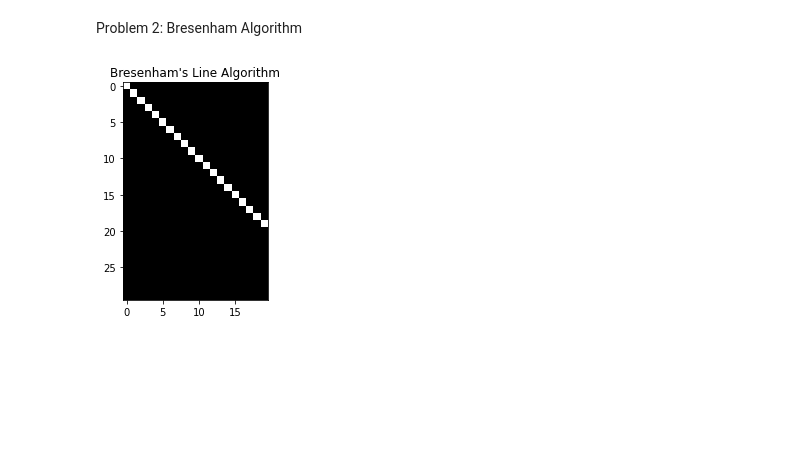
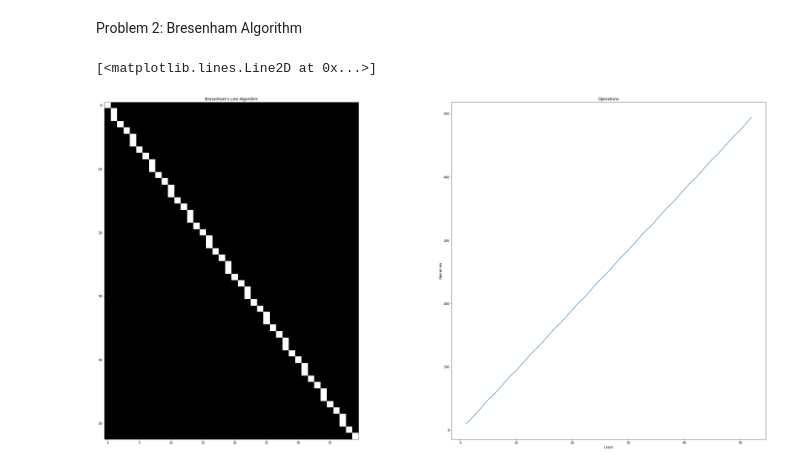
Before and after one commit to dichterbaer/BALG, a Jupyter notebook: sheet1.ipynb, the cells around one changed output. Cells and saved outputs as stored; diff of their text form; code cells hidden in the pictures; blank space fills up the shorter version.

```diff
--- a/sheet1.ipynb
+++ b/sheet1.ipynb
@@ -50,29 +50,54 @@ plt.show()
 Problem 2: Bresenham Algorithm
 # %%
 #create blank image
-width = 20
-height = 30
+width = 40
+aspectratio = 0.75
+height = int(width / aspectratio)
 x = 0
 y = 0
 dx = width - x - 1
 dy = height - y - 1
 img = np.zeros((height,width,1), np.uint8)
 
 errorXdx = 0
+errorYdy = 0
 img[y,x] = 255
+operations = 0
+ops = []
+loops = []
+
+loopcounter = 0
 while x < width-1:
-    x = x + 1
+    operations += 1 #vgl while
     errorXdx = errorXdx + dy
-    if errorXdx > dx/2:
+    errorYdy = errorYdy + dx
+    operations += 2
+    operations += 1 # vgl if
+    if errorXdx + errorXdx > dx:
         y = y + 1
         errorXdx = errorXdx - dx
+        operations += 2
+    operations += 1 # vgl if
+    if errorYdy + errorYdy > dy:
+        x = x + 1
+        errorYdy = errorYdy - dy
+        operations += 2
     img[y,x] = 255
-    plt.imshow(img, cmap='gray')
-    plt.title("Bresenham's Line Algorithm")
-    time.sleep(1.5)
+    operations += 1
+    loopcounter += 1
+    ops.append(operations)
+    loops.append(loopcounter)
 
 
-# plt.imshow(img, cmap='gray')
-# plt.title("Bresenham's Line Algorithm")
+fig = plt.figure(figsize=(40, 20))
+ax = fig.add_subplot(1, 2, 1)
+ax.set_title('Bresenham\'s Line Algorithm')
+ax.imshow(img, cmap='gray', vmin = 0, vmax = 255)
+ax = fig.add_subplot(1, 2, 2)
+ax.set_title('Operations')
+ax.set_xlabel('Loops')
+ax.set_ylabel('Operations')
+ax.plot(loops,ops)
 # %% [output]
+[<matplotlib.lines.Line2D at 0x...>]
-[figure, old version]
+[figure, new version]
```
